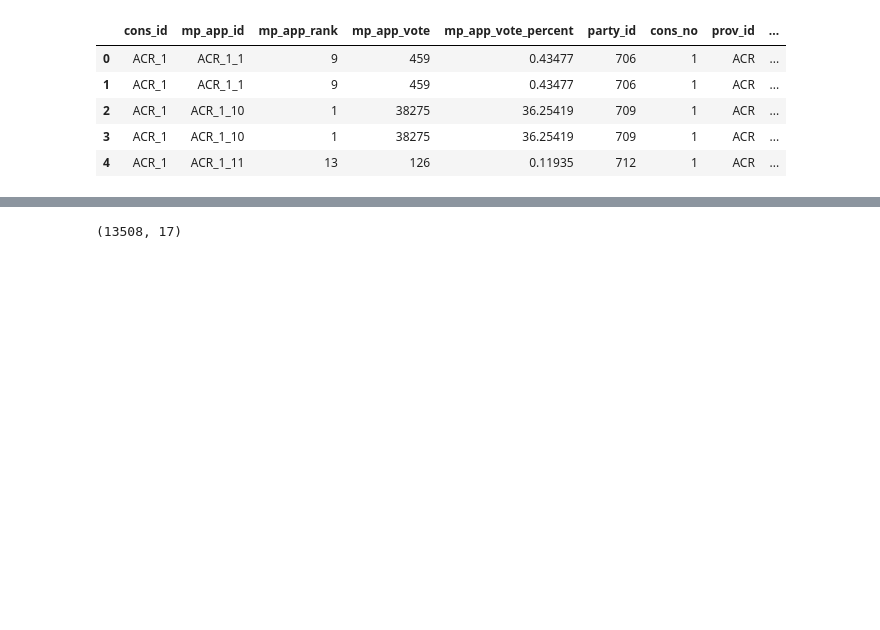
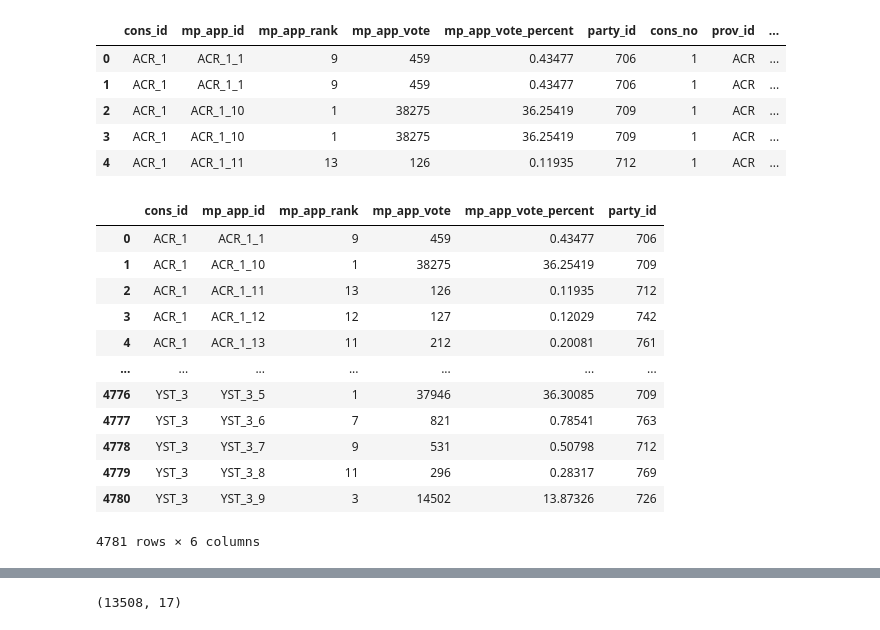
Before and after one commit to phurisk/Election_Python, a Jupyter notebook: Election.ipynb, the cells around one changed output, grey strips where cells are left out. Cells and saved outputs as stored; diff of their text form; code cells hidden in the pictures; blank space fills up the shorter version.

```diff
--- a/Election.ipynb
+++ b/Election.ipynb
@@ -210,3 +143,19 @@ table_merge1.head()
 | 2 | ACR_1 | ACR_1_10 | 1 | 38275 | 36.25419 | 709 | 1 | ACR | ... |
 | 3 | ACR_1 | ACR_1_10 | 1 | 38275 | 36.25419 | 709 | 1 | ACR | ... |
 | 4 | ACR_1 | ACR_1_11 | 13 | 126 | 0.11935 | 712 | 1 | ACR | ... |
+# %%
+result_constituencies_Candidate
+# %% [output]
+|  | cons_id | mp_app_id | mp_app_rank | mp_app_vote | mp_app_vote_percent | party_id |
+| 0 | ACR_1 | ACR_1_1 | 9 | 459 | 0.43477 | 706 |
+| 1 | ACR_1 | ACR_1_10 | 1 | 38275 | 36.25419 | 709 |
+| 2 | ACR_1 | ACR_1_11 | 13 | 126 | 0.11935 | 712 |
+| 3 | ACR_1 | ACR_1_12 | 12 | 127 | 0.12029 | 742 |
+| 4 | ACR_1 | ACR_1_13 | 11 | 212 | 0.20081 | 761 |
+| ... | ... | ... | ... | ... | ... | ... |
+| 4776 | YST_3 | YST_3_5 | 1 | 37946 | 36.30085 | 709 |
+| 4777 | YST_3 | YST_3_6 | 7 | 821 | 0.78541 | 763 |
+| 4778 | YST_3 | YST_3_7 | 9 | 531 | 0.50798 | 712 |
+| 4779 | YST_3 | YST_3_8 | 11 | 296 | 0.28317 | 769 |
+| 4780 | YST_3 | YST_3_9 | 3 | 14502 | 13.87326 | 726 |
+4781 rows × 6 columns
```
Also changed, not shown: parts of 14 cells of this notebook.
